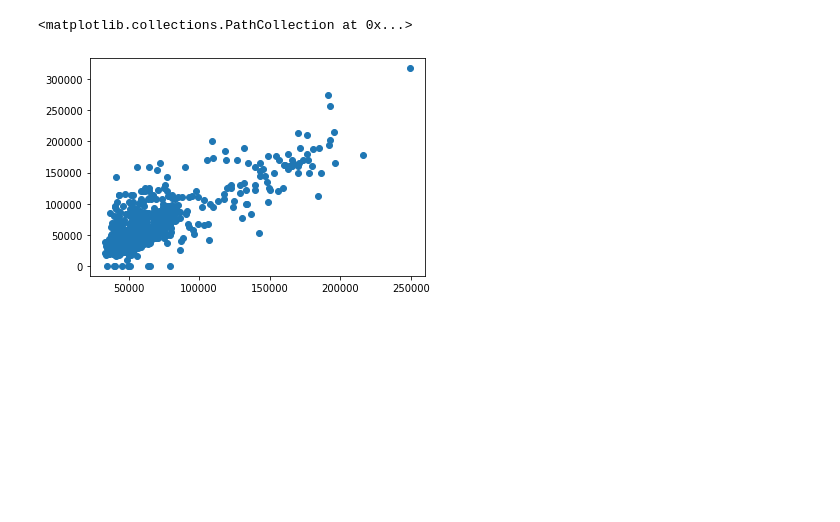
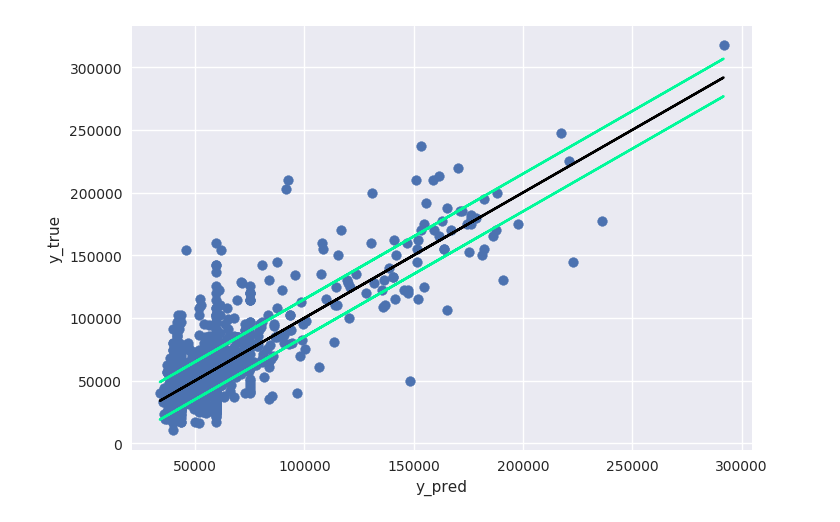
Before and after one commit to jamobe/DataScienceJobs, a Jupyter notebook: RandomForest.ipynb, the cells around one changed output. Saved outputs shown, nothing was run; the diff lists cells and outputs as text; code cells hidden in the pictures; blank space fills up the shorter version.

```diff
--- a/RandomForest.ipynb
+++ b/RandomForest.ipynb
@@ -94,8 +109,13 @@ import matplotlib.pyplot as plt
 error = y_pred-y_val
 
 # need to run encodings seperately, drop companies, change parameters.
-# %%
-plt.scatter(y_pred,y_val)
-# %% [output]
-<matplotlib.collections.PathCollection at 0x...>
-[figure, removed]
+# %%
+with plt.style.context('seaborn'):
+    ax = plt.scatter(y_pred,y_val)
+    plt.plot(y_pred, y_pred, color='black')
+    plt.plot(y_pred, y_pred-15000, color='mediumspringgreen')
+    plt.plot(y_pred, y_pred+15000, color='mediumspringgreen')
+    plt.xlabel('y_pred')
+    plt.ylabel('y_true')
+# %% [output]
+[figure, added]
```
Also changed, not shown: parts of 9 cells of this notebook.
